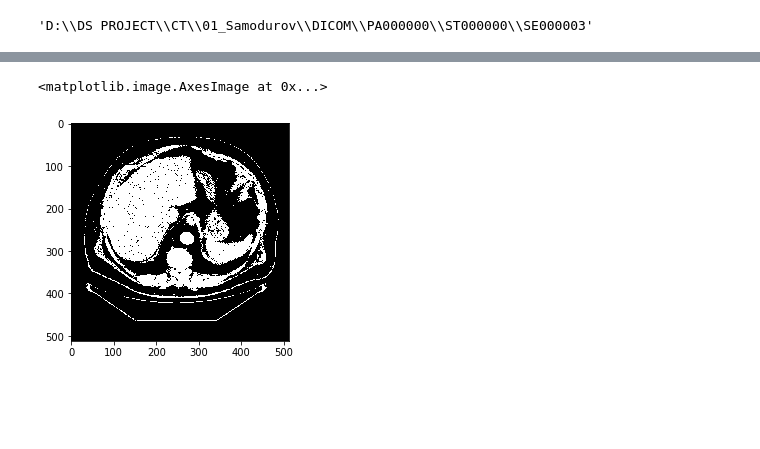
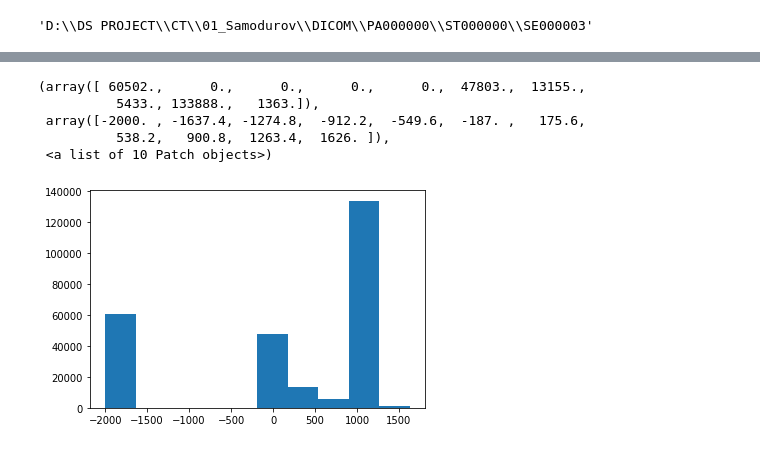
Before and after one commit to IUCVLab/ctscan, a Jupyter notebook: Aorta Segmentation of CT scan Images.ipynb, the cells around one changed output, grey strips where cells are left out. Cells and saved outputs as stored; diff of their text form; code cells hidden in the pictures; blank space fills up the shorter version.

```diff
--- a/Aorta Segmentation of CT scan Images.ipynb
+++ b/Aorta Segmentation of CT scan Images.ipynb
@@ -51,10 +60,14 @@ plot_ct_scan(images)
+# %%
+plt.hist(imgg.flatten())
+# %% [output]
+(array([ 60502.,      0.,      0.,      0.,      0.,  47803.,  13155.,
+          5433., 133888.,   1363.]),
+ array([-2000. , -1637.4, -1274.8,  -912.2,  -549.6,  -187. ,   175.6,
+          538.2,   900.8,  1263.4,  1626. ]),
+ <a list of 10 Patch objects>)
+[figure, added]
 # %%
-imgg = images[375]
-# imgg = images[360]
+# ret,thresh1 = cv2.threshold(imgg,1000,2000,cv2.THRESH_BINARY)
+# thresh1 = cv2.medianBlur(thresh1, 3)
 
-ret,thresh1 = cv2.threshold(imgg,1000,2000,cv2.THRESH_BINARY)
-
-plt.imshow(thresh1, cmap='gray')
+# plt.imshow(thresh1, cmap='gray')
-# %% [output]
-<matplotlib.image.AxesImage at 0x...>
-[figure, removed]
```
Also changed, not shown: parts of 10 cells of this notebook.
